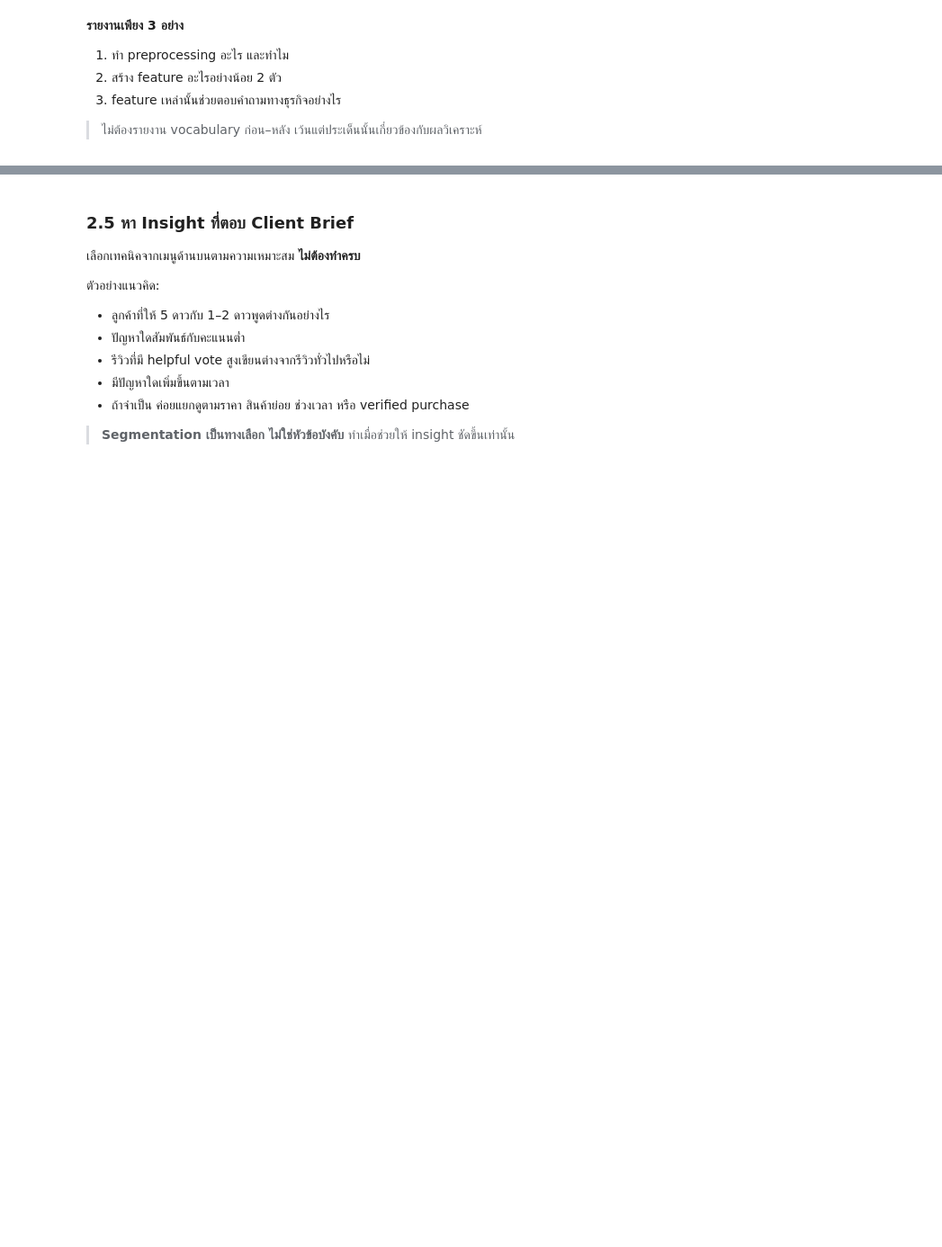
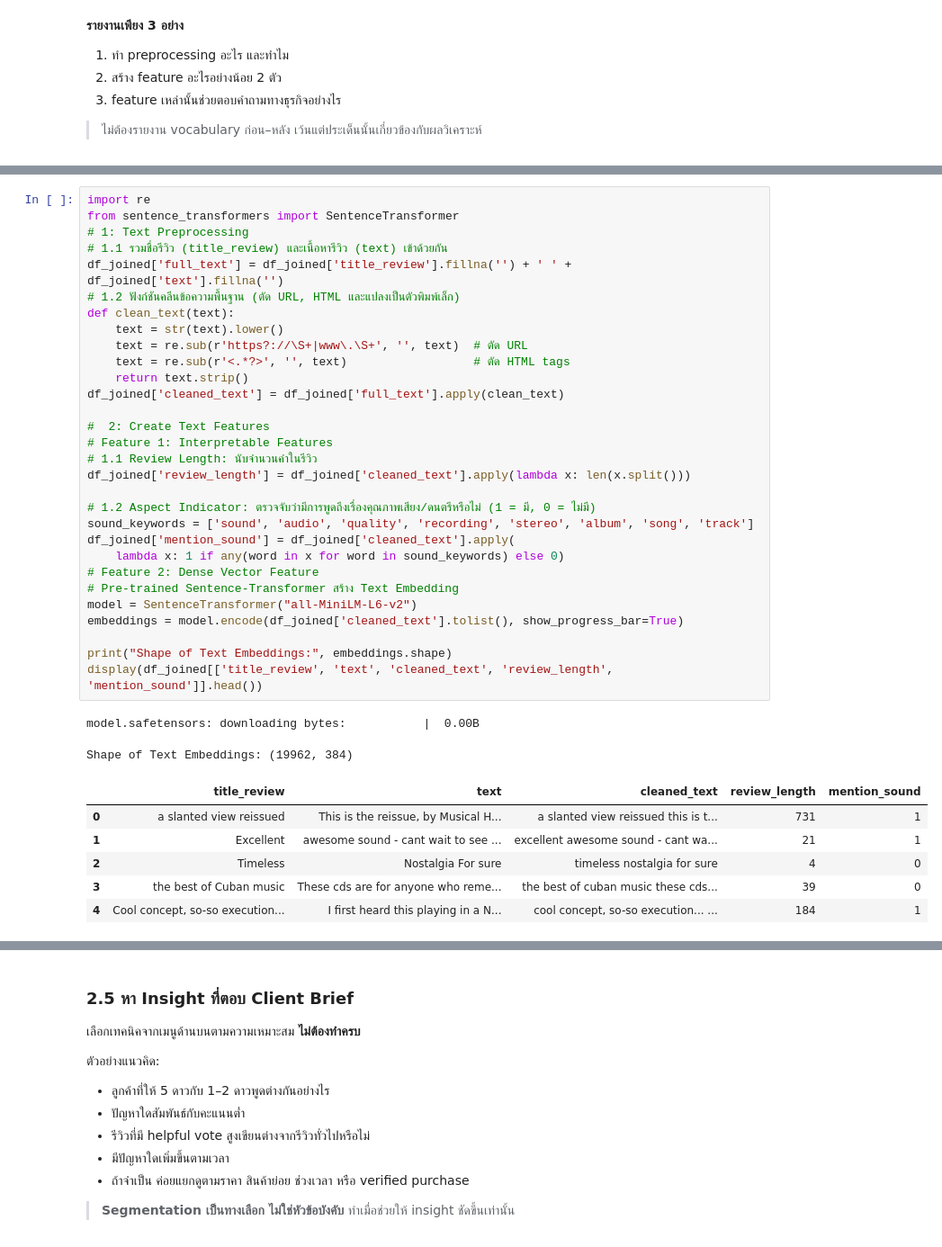
Before and after one commit to audomsak-pypy/Project1-Text_Analytics69, a Jupyter notebook: Project1_Text_Analytics69_Teams.ipynb, the cells around one changed output, grey strips where cells are left out. Shown at 90% size. Saved outputs shown, nothing was run; the diff lists cells and outputs as text; blank space fills up the shorter version.

```diff
--- a/Project1_Text_Analytics69_Teams.ipynb
+++ b/Project1_Text_Analytics69_Teams.ipynb
@@ -766,0 +772,39 @@ print("ไม่ใช้ ... เพราะ ...")
+# %%
+import re
+from sentence_transformers import SentenceTransformer
+# 1: Text Preprocessing
+# 1.1 รวมชื่อรีวิว (title_review) และเนื้อหารีวิว (text) เข้าด้วยกัน
+df_joined['full_text'] = df_joined['title_review'].fillna('') + ' ' + df_joined['text'].fillna('')
+# 1.2 ฟังก์ชันคลีนข้อความพื้นฐาน (ตัด URL, HTML และแปลงเป็นตัวพิมพ์เล็ก)
+def clean_text(text):
+    text = str(text).lower()
+    text = re.sub(r'https?://\S+|www\.\S+', '', text)  # ตัด URL
+    text = re.sub(r'<.*?>', '', text)                  # ตัด HTML tags
+    return text.strip()
+df_joined['cleaned_text'] = df_joined['full_text'].apply(clean_text)
+
+#  2: Create Text Features
+# Feature 1: Interpretable Features
+# 1.1 Review Length: นับจำนวนคำในรีวิว
+df_joined['review_length'] = df_joined['cleaned_text'].apply(lambda x: len(x.split()))
+
+# 1.2 Aspect Indicator: ตรวจจับว่ามีการพูดถึงเรื่องคุณภาพเสียง/ดนตรีหรือไม่ (1 = มี, 0 = ไม่มี)
+sound_keywords = ['sound', 'audio', 'quality', 'recording', 'stereo', 'album', 'song', 'track']
+df_joined['mention_sound'] = df_joined['cleaned_text'].apply(
+    lambda x: 1 if any(word in x for word in sound_keywords) else 0)
+# Feature 2: Dense Vector Feature
+# Pre-trained Sentence-Transformer สร้าง Text Embedding
+model = SentenceTransformer("all-MiniLM-L6-v2")
+embeddings = model.encode(df_joined['cleaned_text'].tolist(), show_progress_bar=True)
+
+print("Shape of Text Embeddings:", embeddings.shape)
+display(df_joined[['title_review', 'text', 'cleaned_text', 'review_length', 'mention_sound']].head())
+# %% [output]
+model.safetensors: downloading bytes:           |  0.00B
+Shape of Text Embeddings: (19962, 384)
+|  | title_review | text | cleaned_text | review_length | mention_sound |
+| 0 | a slanted view reissued | This is the reissue, by Musical H... | a slanted view reissued this is t... | 731 | 1 |
+| 1 | Excellent | awesome sound - cant wait to see ... | excellent awesome sound - cant wa... | 21 | 1 |
+| 2 | Timeless | Nostalgia For sure | timeless nostalgia for sure | 4 | 0 |
+| 3 | the best of Cuban music | These cds are for anyone who reme... | the best of cuban music these cds... | 39 | 0 |
+| 4 | Cool concept, so-so execution... | I first heard this playing in a N... | cool concept, so-so execution... ... | 184 | 1 |
```
Also changed, not shown: parts of 5 cells of this notebook.
